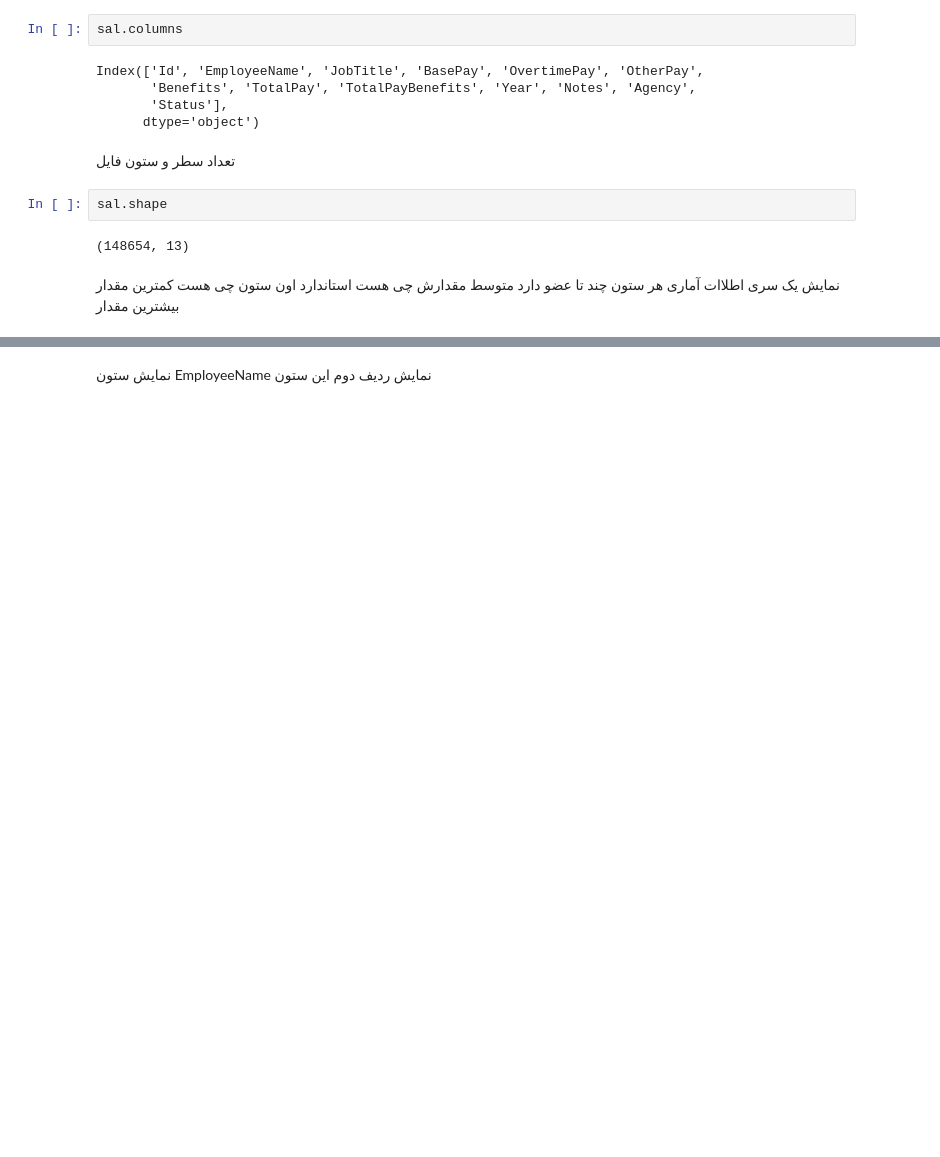
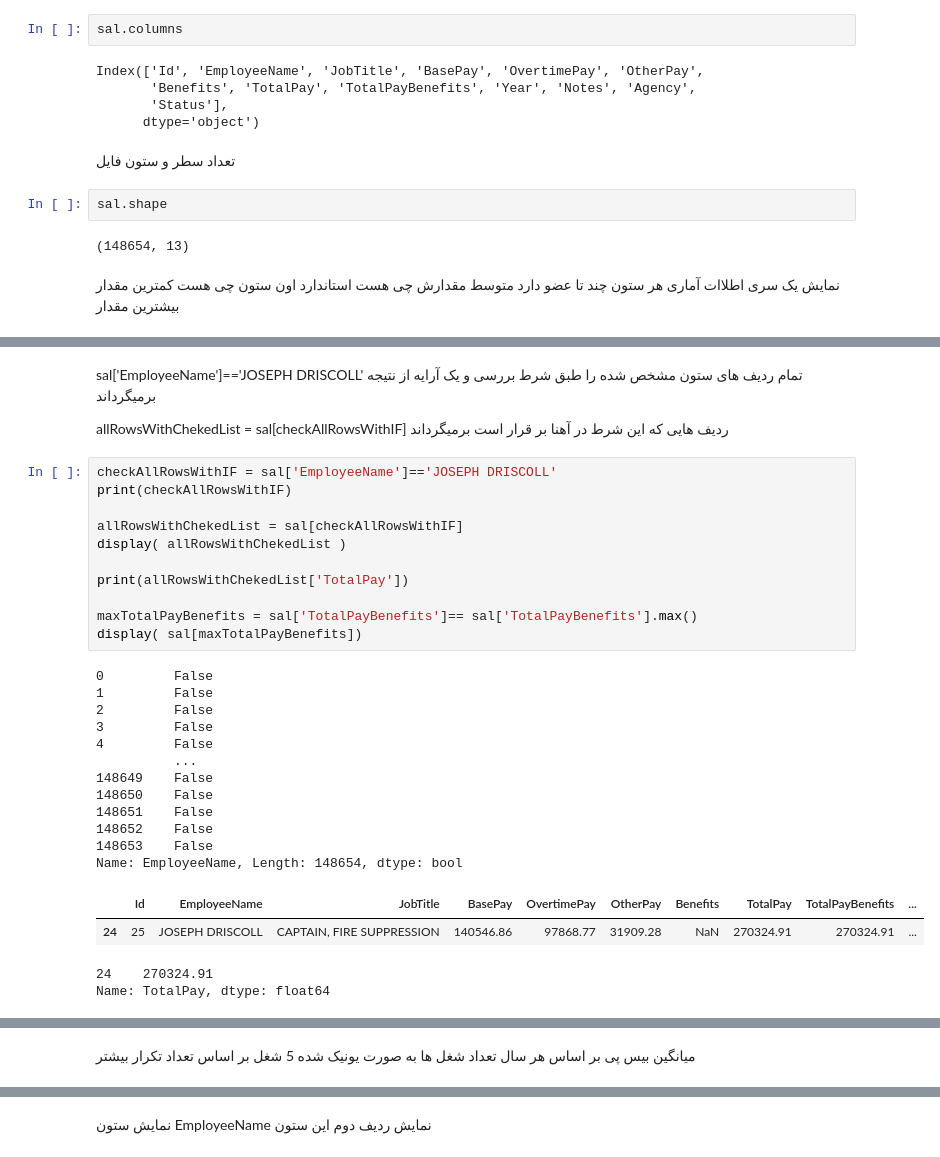
Before and after one commit to rezavar/DataScience, a Jupyter notebook: w4/pandas.ipynb, the cells around one changed output, grey strips where cells are left out. Saved outputs shown, nothing was run; the diff lists cells and outputs as text; blank space fills up the shorter version.

```diff
--- a/w4/pandas.ipynb
+++ b/w4/pandas.ipynb
@@ -114,0 +132,34 @@ sal.describe()
+# %% [markdown]
+sal['EmployeeName']=='JOSEPH DRISCOLL'
+تمام ردیف های ستون مشخص شده را طبق شرط بررسی و یک آرایه از نتیجه برمیگرداند
+
+allRowsWithChekedList = sal[checkAllRowsWithIF]
+ردیف هایی که این شرط در آهنا بر قرار است برمیگرداند
+# %%
+checkAllRowsWithIF = sal['EmployeeName']=='JOSEPH DRISCOLL'
+print(checkAllRowsWithIF)
+
+allRowsWithChekedList = sal[checkAllRowsWithIF]
+display( allRowsWithChekedList )
+
+print(allRowsWithChekedList['TotalPay'])
+
+maxTotalPayBenefits = sal['TotalPayBenefits']== sal['TotalPayBenefits'].max()
+display( sal[maxTotalPayBenefits])
+# %% [output]
+0         False
+1         False
+2         False
+3         False
+4         False
+          ...
+148649    False
+148650    False
+148651    False
+148652    False
+148653    False
+Name: EmployeeName, Length: 148654, dtype: bool
+|  | Id | EmployeeName | JobTitle | BasePay | OvertimePay | OtherPay | Benefits | TotalPay | TotalPayBenefits | ... |
+| 24 | 25 | JOSEPH DRISCOLL | CAPTAIN, FIRE SUPPRESSION | 140546.86 | 97868.77 | 31909.28 | NaN | 270324.91 | 270324.91 | ... |
+24    270324.91
+Name: TotalPay, dtype: float64
@@ -114,0 +168,4 @@ sal.describe()
+# %% [markdown]
+میانگین بیس پی بر اساس هر سال
+تعداد شغل ها به صورت یونیک شده
+5 شغل بر اساس تعداد تکرار بیشتر
```
Also changed, not shown: parts of 11 cells of this notebook.
